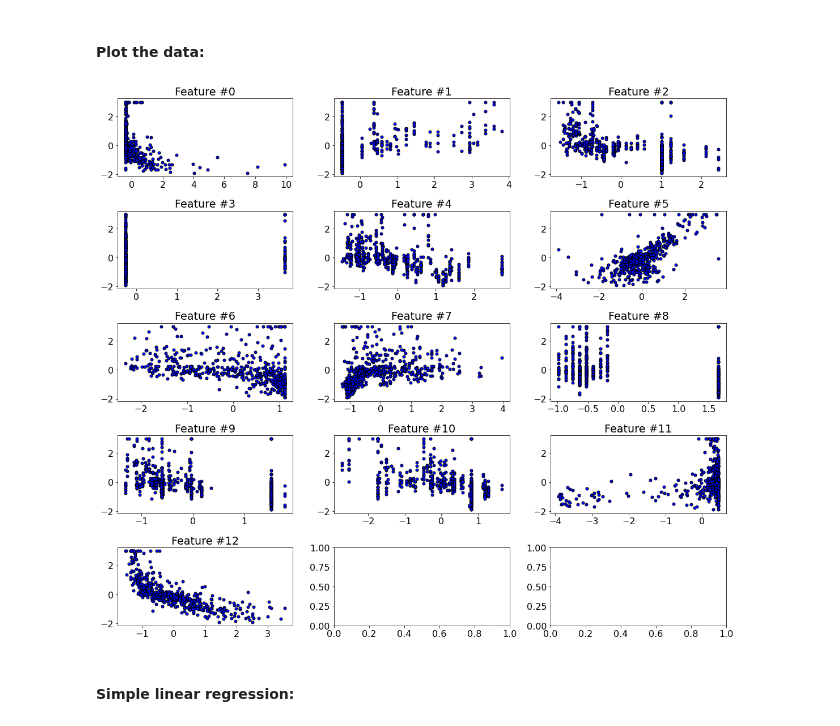
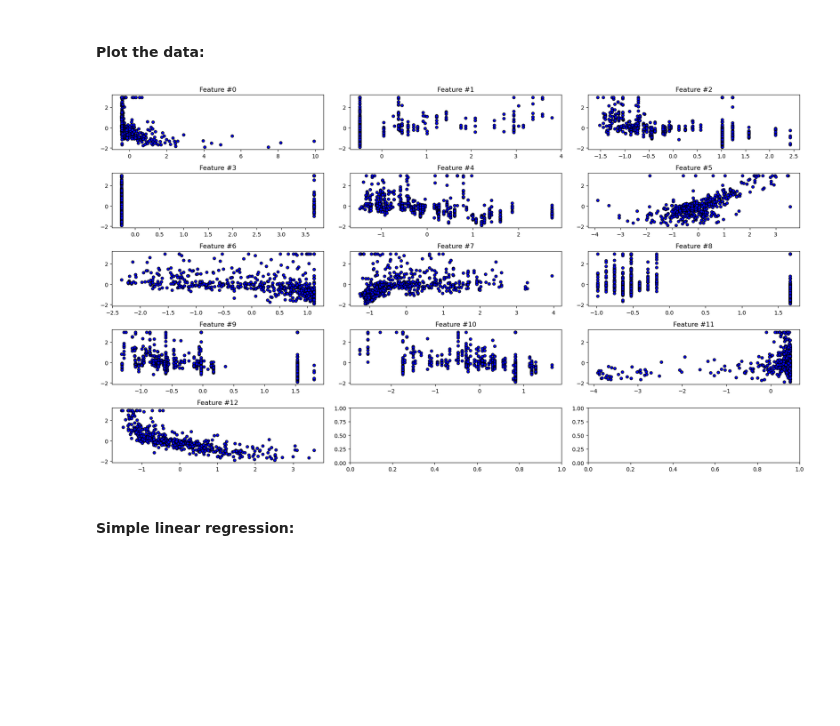
Before and after one commit to FixelAlgorithmsTeam/FixelCourses, a Jupyter notebook: MachineLearningMethod/12_NonparametricRegression/MainLocalPolynomialRegression.ipynb, the cells around one changed output. Cells and saved outputs as stored; diff of their text form; code cells hidden in the pictures; blank space fills up the shorter version.

```diff
--- a/MachineLearningMethod/12_NonparametricRegression/MainLocalPolynomialRegression.ipynb
+++ b/MachineLearningMethod/12_NonparametricRegression/MainLocalPolynomialRegression.ipynb
@@ -25,25 +42,25 @@ mX.shape, vY.shape
 # %% [markdown]
 #### Normalize the data:
 # %%
-mX -= mX.mean(axis=0)
-mX /= mX.std(axis=0)
+mX -= mX.mean(0)
+mX /= mX.std (0)
 
 vY -= vY.mean()
-vY /= vY.std()
+vY /= vY.std ()
 # %% [markdown]
 #### Plot the data:
 # %%
-fig, _ = plt.subplots(5, 3, figsize=(16, 14))
+fig, _ = plt.subplots(5, 3, figsize=(18, 10))
 for ii, ax in enumerate(fig.axes):
     if ii > 12:
         break
     ax.scatter  (mX[:,ii], vY, s=25, c='b', edgecolor='k')
     ax.set_title(f'Feature #{ii}')
 
 plt.tight_layout()
 plt.show()
 # %% [output]
-[figure, old version]
+[figure, new version]
 # %% [markdown]
 #### Simple linear regression:
 # %%
```
Also changed, not shown: parts of 10 cells of this notebook, 10 other files.
